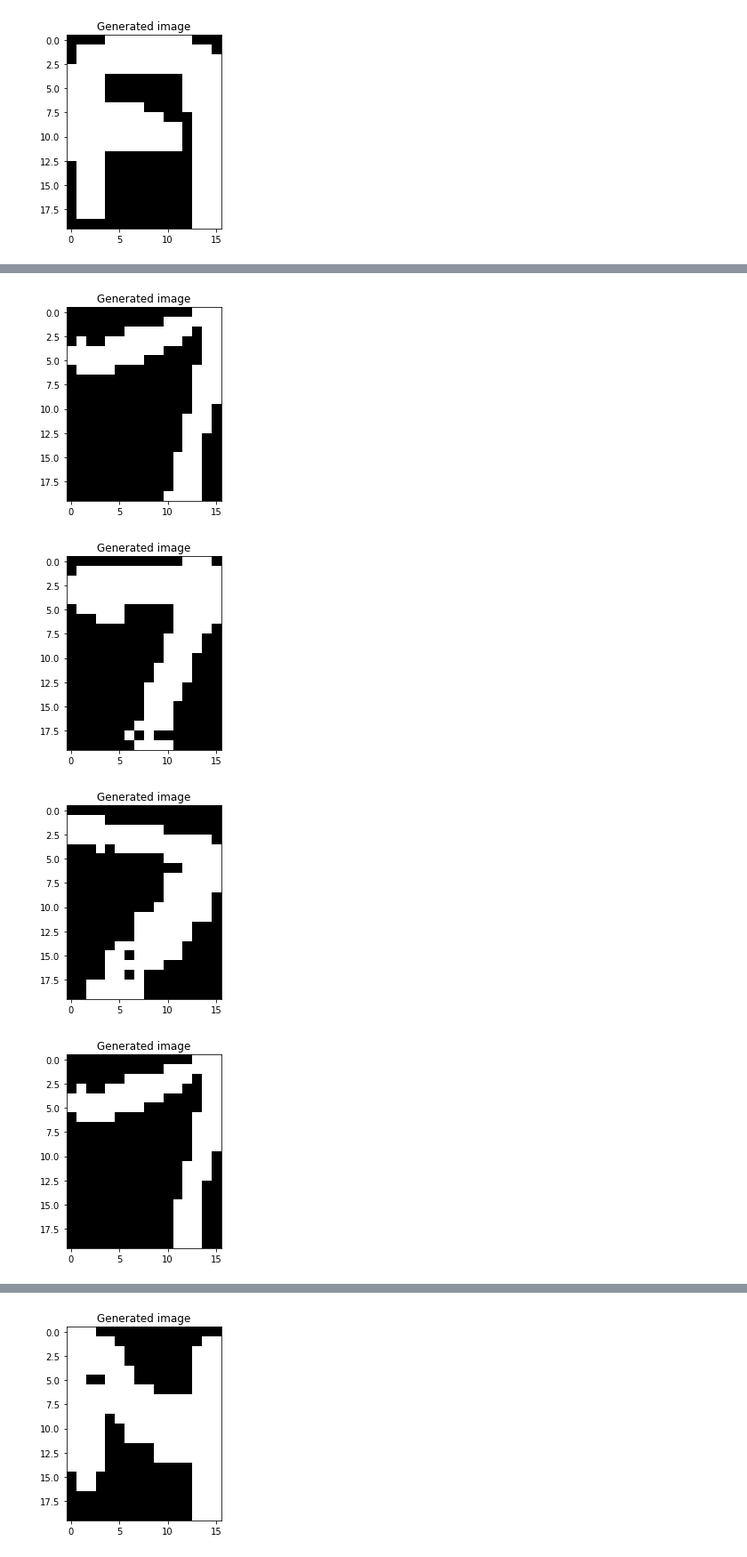
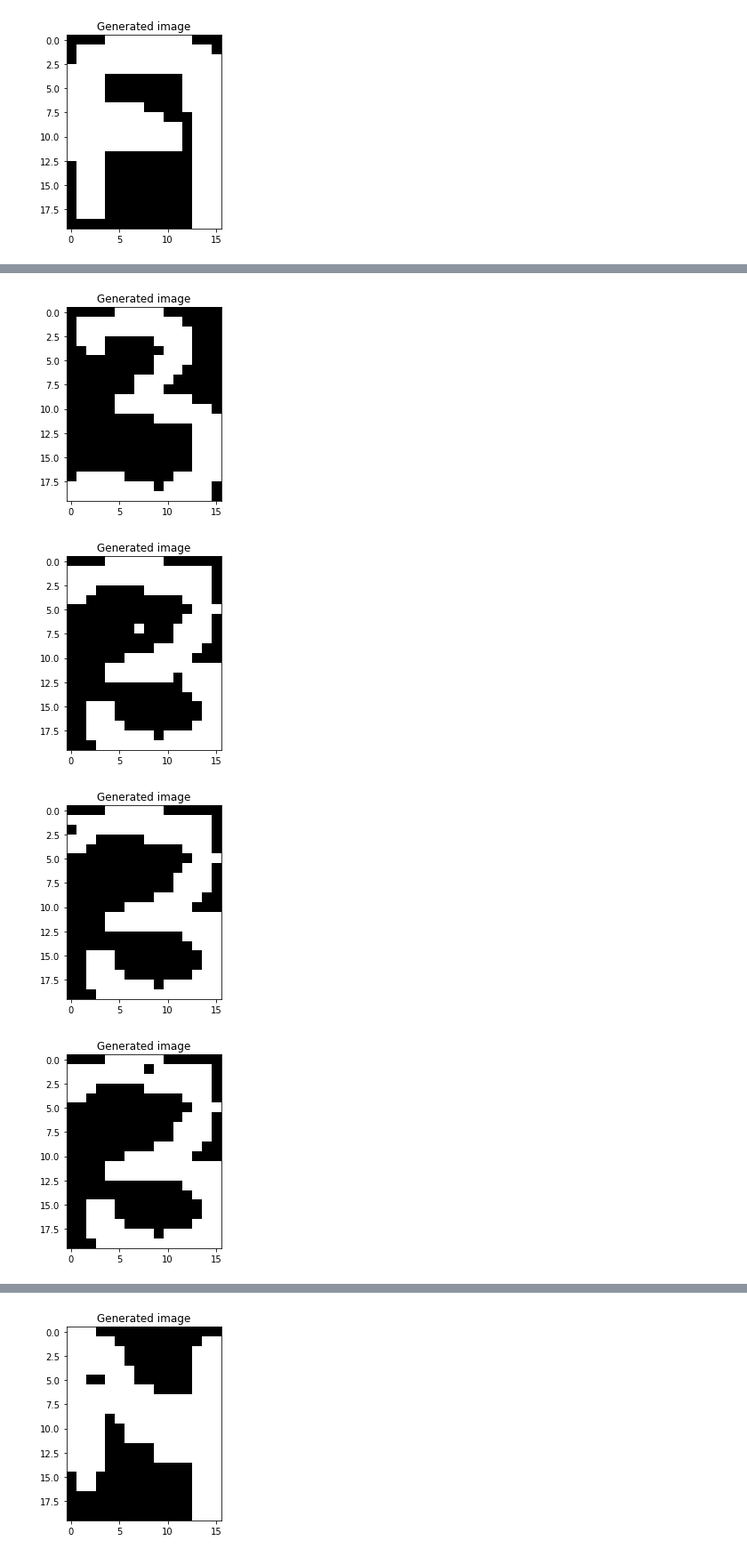
Before and after one commit to Hadiosj/Deep_Learning2, a Jupyter notebook: my_work.ipynb, the cells around one changed output, grey strips where cells are left out. Shown: that part at 89% size. Saved outputs shown, nothing was run; the diff lists cells and outputs as text; code cells hidden in the pictures.

```diff
--- a/my_work.ipynb
+++ b/my_work.ipynb
@@ -241,7 +241,7 @@ class DBN:
 
         return self
 
-    def generer_image_DBN(self, n_iter_gibbs, n_images, vis=True,shape1,shape2):
+    def generer_image_DBN(self, n_iter_gibbs, n_images, shape1,shape2,vis=True):
 
         # Do Gibbs sampling on the top layer:
 
@@ -258,7 +258,7 @@ class DBN:
             # Generation by passing v_0d down the remaining layers
             for i in range(len(self.layers) - 2 , -1, -1):
                 _, v_0d = self.layers[i].sortie_entree_RBM(v_0d)
-            outputs.append(v_0d.reshape(20,16))
+            outputs.append(v_0d.reshape(shape1,shape2))
 
             if vis:
                 plt.figure()
@@ -271,13 +271,16 @@ shapes_list1 = [320, 150, 200, 250]
 dbn1 = DBN(nb_layers = 3, shapes_list = shapes_list1)
 inputs1 = []
 inputs2 = []
-for i in range(35):
+for i in range(1):
     inputs1.append(selected_digits[1][i].flatten())
-for i in range(35):
+for i in range(2):
     inputs2.append(selected_digits[0][i].flatten())
+    inputs2.append(selected_digits[1][i].flatten())
     #inputs.append(selected_digits[2][i].flatten())
 inputs1 = np.array(inputs1)
 inputs2 = np.array(inputs2)
 
+
+
+# dbn1 = dbn1.train_DBN(inputs1, 500, 0.01, 6)
 dbn1 = dbn1.train_DBN(inputs2, 500, 0.01, 6)
-dbn1 = dbn1.train_DBN(inputs1, 500, 0.01, 6)
@@ -284,7 +306,7 @@ dbn1 = dbn1.train_DBN(inputs1, 500, 0.01, 6)
 # %%
-gen_array = dbn1.generer_image_DBN(300, 5)
+gen_array = dbn1.generer_image_DBN(300, 5 , 20, 16)
 # %% [output]
-[figure, old version]
+[figure, new version]
-[figure, old version]
+[figure, new version]
-[figure, old version]
+[figure, new version]
-[figure, old version]
+[figure, new version]
```
Also changed, not shown: parts of 9 cells of this notebook.
